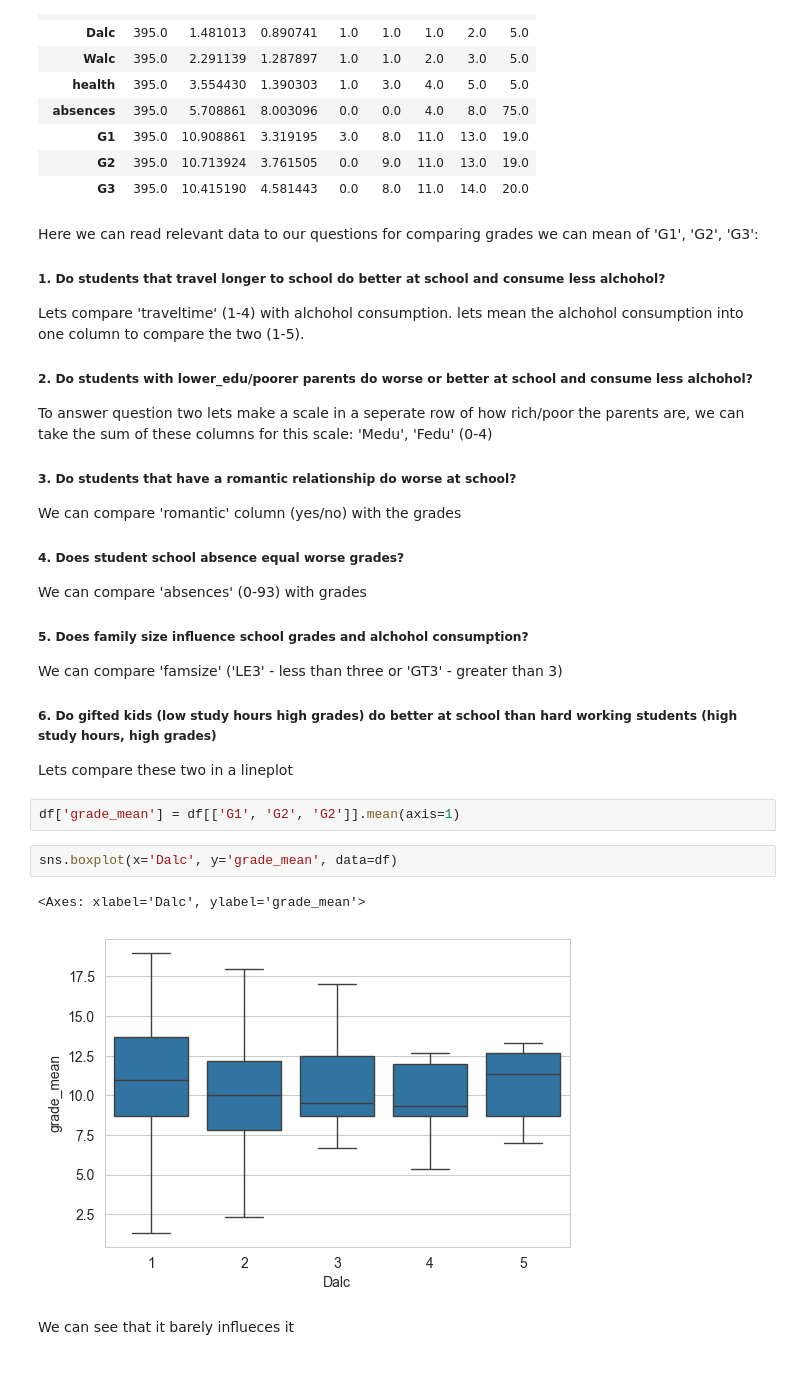
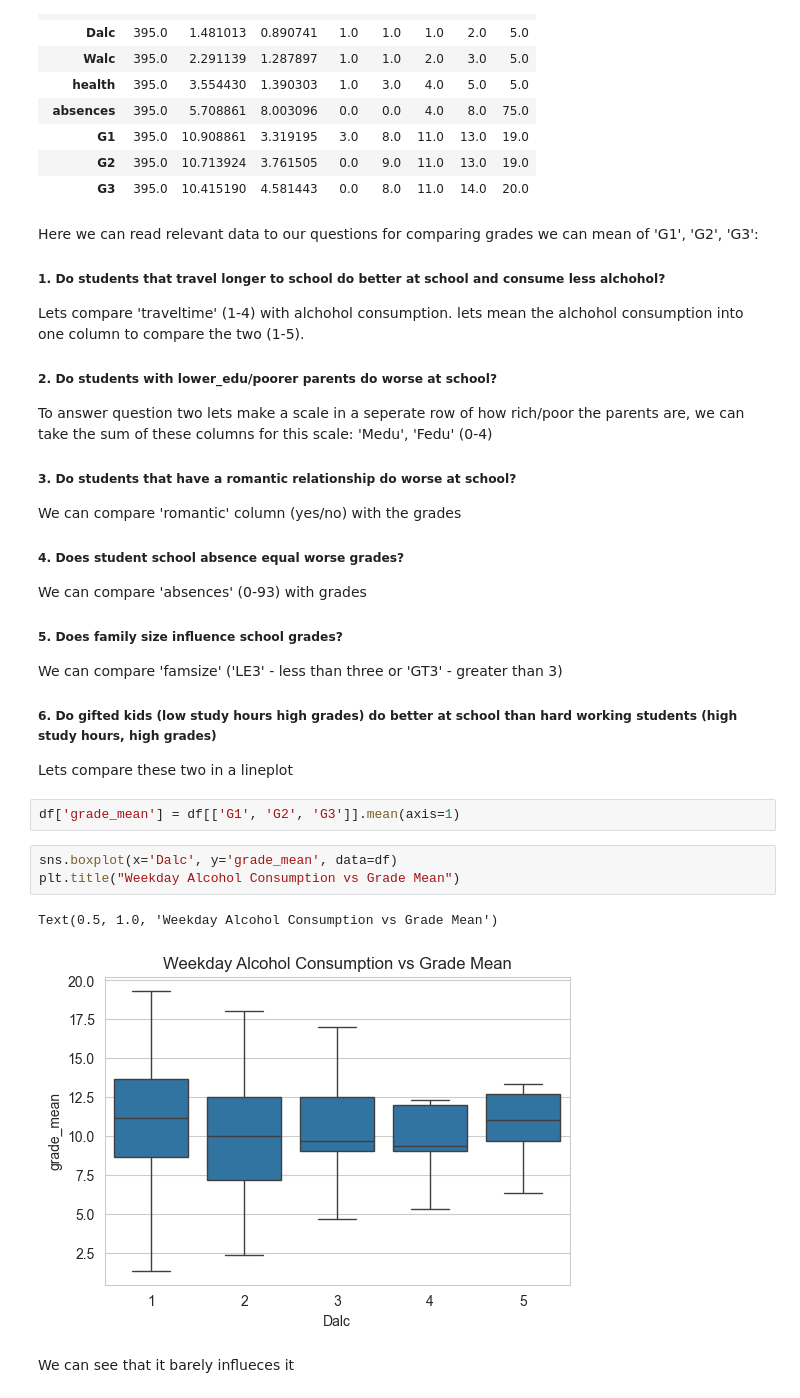
Before and after one commit to 3wn00/data_science_portfolio, a Jupyter notebook: student_alchohol_consumption/main.ipynb, the cells around one changed output. Drawn from its saved outputs; the diff is of its cells as text; blank space fills up the shorter version.

```diff
--- a/student_alchohol_consumption/main.ipynb
+++ b/student_alchohol_consumption/main.ipynb
@@ -103,23 +103,24 @@ df.describe().T
 Here we can read relevant data to our questions for comparing grades we can mean of 'G1', 'G2', 'G3':
 ##### 1. Do students that travel longer to school do better at school and consume less alchohol?
 Lets compare 'traveltime' (1-4) with alchohol consumption. lets mean the alchohol consumption into one column to compare the two (1-5).
-##### 2. Do students with lower_edu/poorer parents do worse or better at school and consume less alchohol?
+##### 2. Do students with lower_edu/poorer parents do worse at school?
 To answer question two lets make a scale in a seperate row of how rich/poor the parents are, we can take the sum of these columns for this scale: 'Medu', 'Fedu' (0-4)
 ##### 3. Do students that have a romantic relationship do worse at school?
 We can compare 'romantic' column (yes/no) with the grades
 ##### 4. Does student school absence equal worse grades?
 We can compare 'absences' (0-93) with grades
-##### 5. Does family size influence school grades and alchohol consumption?
+##### 5. Does family size influence school grades?
 We can compare 'famsize' ('LE3' - less than three or 'GT3' - greater than 3)
 ##### 6. Do gifted kids (low study hours high grades) do better at school than hard working students (high study hours, high grades)
 Lets compare these two in a lineplot
 # %%
-df['grade_mean'] = df[['G1', 'G2', 'G2']].mean(axis=1)
+df['grade_mean'] = df[['G1', 'G2', 'G3']].mean(axis=1)
 # %%
 sns.boxplot(x='Dalc', y='grade_mean', data=df)
+plt.title("Weekday Alcohol Consumption vs Grade Mean")
 # %% [output]
-<Axes: xlabel='Dalc', ylabel='grade_mean'>
+Text(0.5, 1.0, 'Weekday Alcohol Consumption vs Grade Mean')
-[figure, old version]
+[figure, new version]
 # %% [markdown]
 We can see that it barely influeces it
 # %%
```
Also changed, not shown: parts of 15 cells of this notebook.
